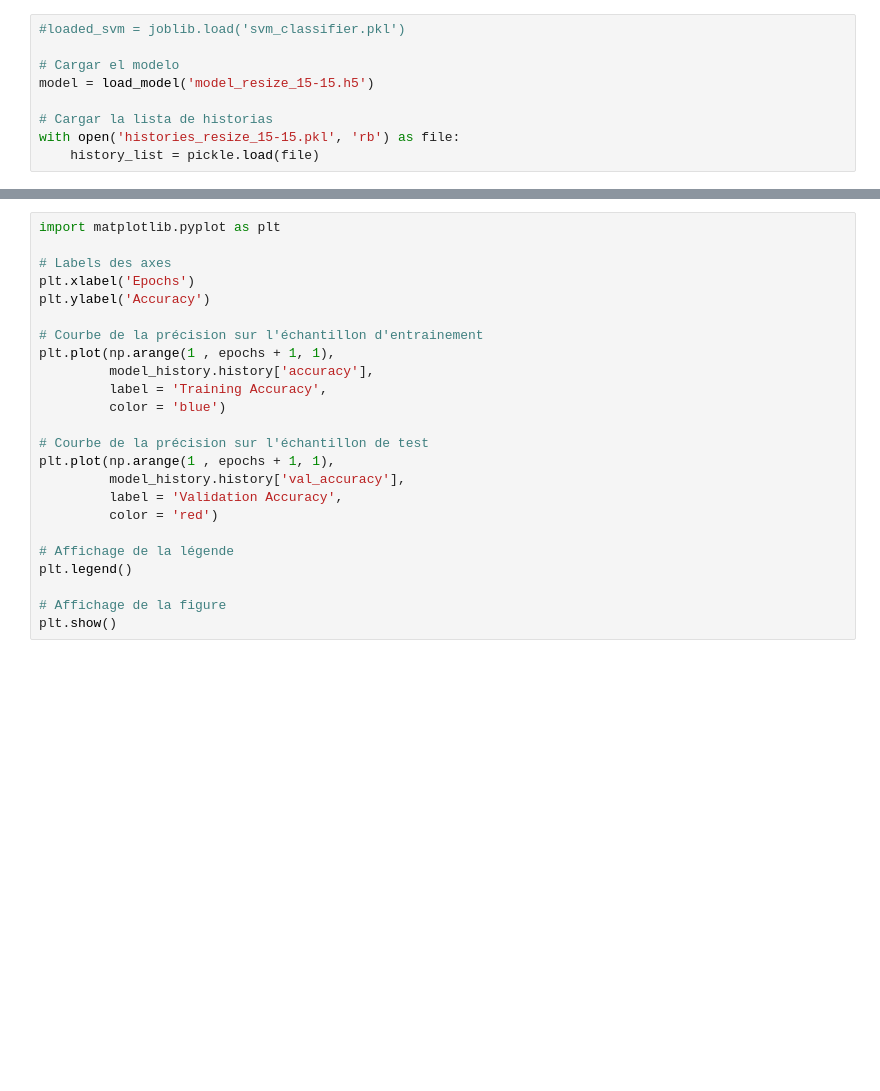
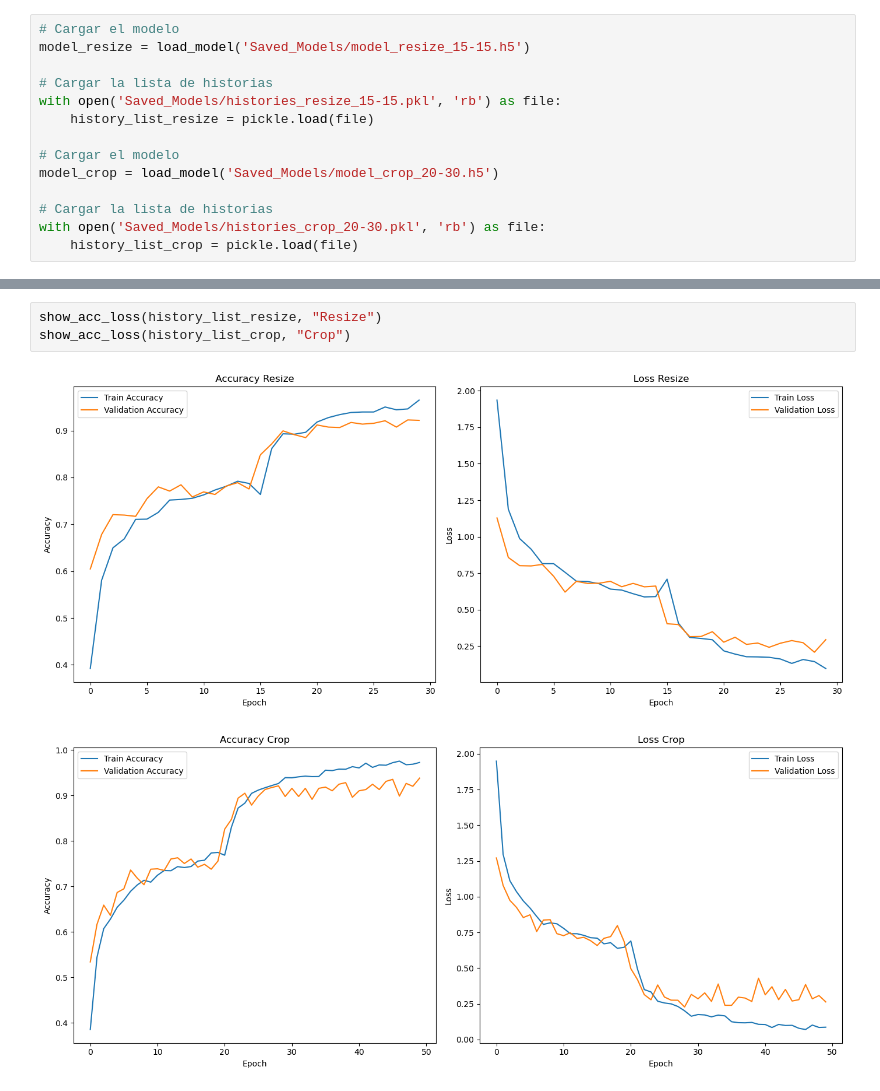
Before and after one commit to martincortinaescudero/Plants_recognition_project, a Jupyter notebook: CLEANCODE/Load_and_analize_model.ipynb, the cells around one changed output, grey strips where cells are left out. Cells and saved outputs as stored; diff of their text form; blank space fills up the shorter version.

```diff
--- a/CLEANCODE/Load_and_analize_model.ipynb
+++ b/CLEANCODE/Load_and_analize_model.ipynb
@@ -3,9 +11,14 @@ import joblib
 # %%
-#loaded_svm = joblib.load('svm_classifier.pkl')
+# Cargar el modelo
+model_resize = load_model('Saved_Models/model_resize_15-15.h5')
+
+# Cargar la lista de historias
+with open('Saved_Models/histories_resize_15-15.pkl', 'rb') as file:
+    history_list_resize = pickle.load(file)
 
 # Cargar el modelo
-model = load_model('model_resize_15-15.h5')
+model_crop = load_model('Saved_Models/model_crop_20-30.h5')
 
 # Cargar la lista de historias
-with open('histories_resize_15-15.pkl', 'rb') as file:
-    history_list = pickle.load(file)
+with open('Saved_Models/histories_crop_20-30.pkl', 'rb') as file:
+    history_list_crop = pickle.load(file)
@@ -51,24 +59,6 @@ plt.show()
-# %%
-import matplotlib.pyplot as plt
-
-# Labels des axes
-plt.xlabel('Epochs')
-plt.ylabel('Accuracy')
-
-# Courbe de la précision sur l'échantillon d'entrainement
-plt.plot(np.arange(1 , epochs + 1, 1),
-         model_history.history['accuracy'],
-         label = 'Training Accuracy',
-         color = 'blue')
-
-# Courbe de la précision sur l'échantillon de test
-plt.plot(np.arange(1 , epochs + 1, 1),
-         model_history.history['val_accuracy'],
-         label = 'Validation Accuracy',
-         color = 'red')
-
-# Affichage de la légende
-plt.legend()
-
-# Affichage de la figure
-plt.show()
+# %%
+show_acc_loss(history_list_resize, "Resize")
+show_acc_loss(history_list_crop, "Crop")
+# %% [output]
+[figure, added]
+[figure, added]
```
Also changed, not shown: parts of 9 cells of this notebook.
